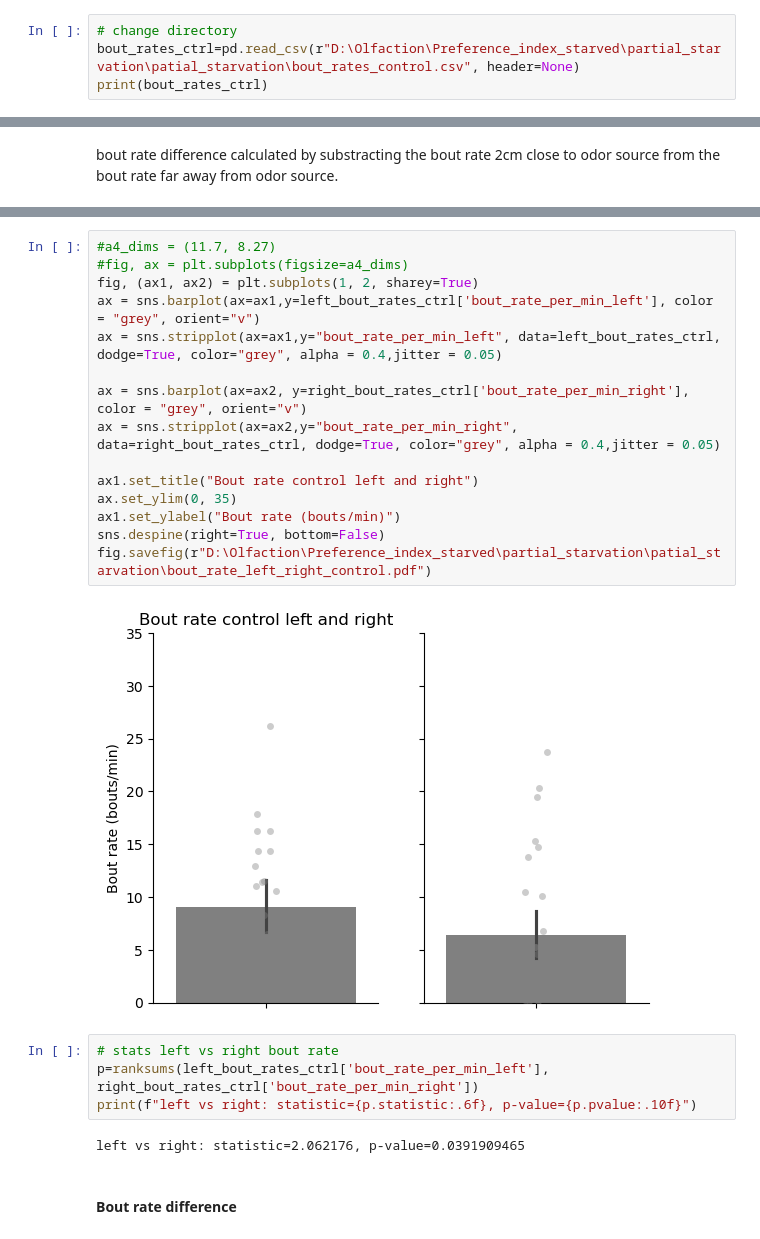
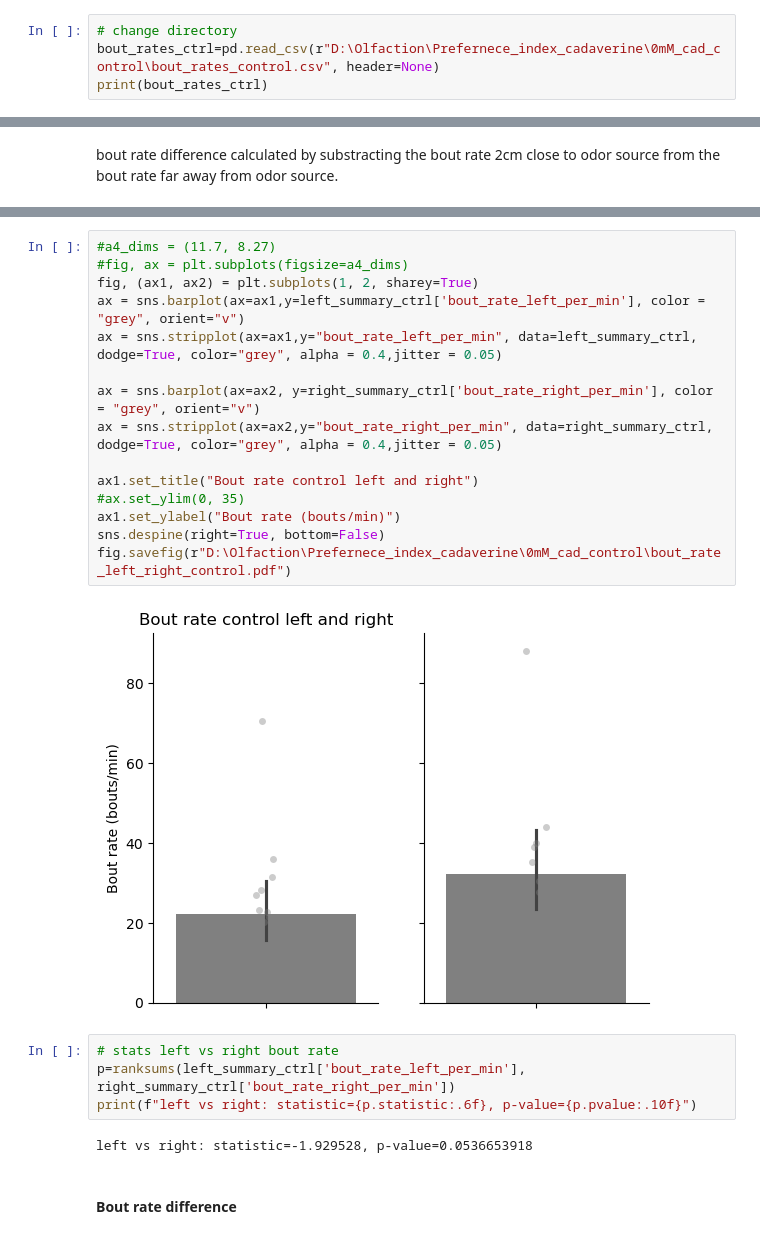
Before and after one commit to PaulaPflitsch/SleepPaper_code2023, a Jupyter notebook: Avoidance_analysis/Odor_sleep_data_oct2024.ipynb, the cells around one changed output, grey strips where cells are left out. Drawn from its saved outputs; the diff is of its cells as text.

```diff
--- a/Avoidance_analysis/Odor_sleep_data_oct2024.ipynb
+++ b/Avoidance_analysis/Odor_sleep_data_oct2024.ipynb
@@ -26,7 +26,7 @@ Data frame from Matlab
 4. preBout time in s
 # %%
 # change directory
-bout_rates_ctrl=pd.read_csv(r"D:\Olfaction\Preference_index_starved\partial_starvation\patial_starvation\bout_rates_control.csv", header=None)
+bout_rates_ctrl=pd.read_csv(r"D:\Olfaction\Prefernece_index_cadaverine\0mM_cad_control\bout_rates_control.csv", header=None)
 print(bout_rates_ctrl)
 # %% [output]
               0   1   2        3         4
@@ -193,25 +196,25 @@ left_df_ctrl.loc[left_df_ctrl['fish_number'] == 3]
 # %%
 #a4_dims = (11.7, 8.27)
 #fig, ax = plt.subplots(figsize=a4_dims)
 fig, (ax1, ax2) = plt.subplots(1, 2, sharey=True)
-ax = sns.barplot(ax=ax1,y=left_bout_rates_ctrl['bout_rate_per_min_left'], color = "grey", orient="v")
-ax = sns.stripplot(ax=ax1,y="bout_rate_per_min_left", data=left_bout_rates_ctrl, dodge=True, color="grey", alpha = 0.4,jitter = 0.05)
+ax = sns.barplot(ax=ax1,y=left_summary_ctrl['bout_rate_left_per_min'], color = "grey", orient="v")
+ax = sns.stripplot(ax=ax1,y="bout_rate_left_per_min", data=left_summary_ctrl, dodge=True, color="grey", alpha = 0.4,jitter = 0.05)
 
-ax = sns.barplot(ax=ax2, y=right_bout_rates_ctrl['bout_rate_per_min_right'], color = "grey", orient="v")
-ax = sns.stripplot(ax=ax2,y="bout_rate_per_min_right", data=right_bout_rates_ctrl, dodge=True, color="grey", alpha = 0.4,jitter = 0.05)
+ax = sns.barplot(ax=ax2, y=right_summary_ctrl['bout_rate_right_per_min'], color = "grey", orient="v")
+ax = sns.stripplot(ax=ax2,y="bout_rate_right_per_min", data=right_summary_ctrl, dodge=True, color="grey", alpha = 0.4,jitter = 0.05)
 
 ax1.set_title("Bout rate control left and right")
-ax.set_ylim(0, 35)
+#ax.set_ylim(0, 35)
 ax1.set_ylabel("Bout rate (bouts/min)")
 sns.despine(right=True, bottom=False)
-fig.savefig(r"D:\Olfaction\Preference_index_starved\partial_starvation\patial_starvation\bout_rate_left_right_control.pdf")
+fig.savefig(r"D:\Olfaction\Prefernece_index_cadaverine\0mM_cad_control\bout_rate_left_right_control.pdf")
 # %% [output]
-[figure, old version]
+[figure, new version]
 # %%
 # stats left vs right bout rate
-p=ranksums(left_bout_rates_ctrl['bout_rate_per_min_left'], right_bout_rates_ctrl['bout_rate_per_min_right'])
+p=ranksums(left_summary_ctrl['bout_rate_left_per_min'], right_summary_ctrl['bout_rate_right_per_min'])
 print(f"left vs right: statistic={p.statistic:.6f}, p-value={p.pvalue:.10f}")
 # %% [output]
-left vs right: statistic=2.062176, p-value=0.0391909465
+left vs right: statistic=-1.929528, p-value=0.0536653918
 # %% [markdown]
 #### Bout rate difference
```
Also changed, not shown: parts of 34 cells of this notebook.
